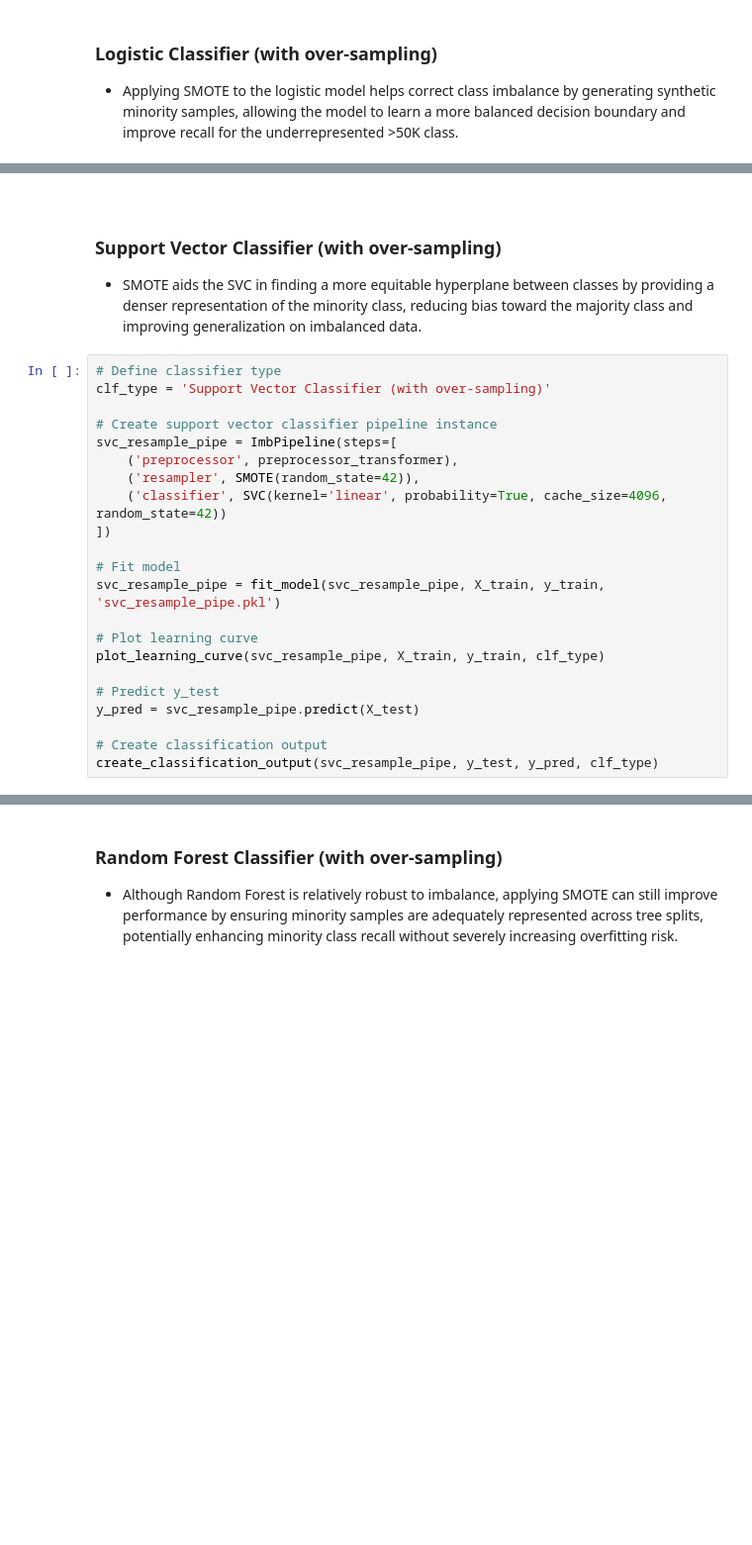
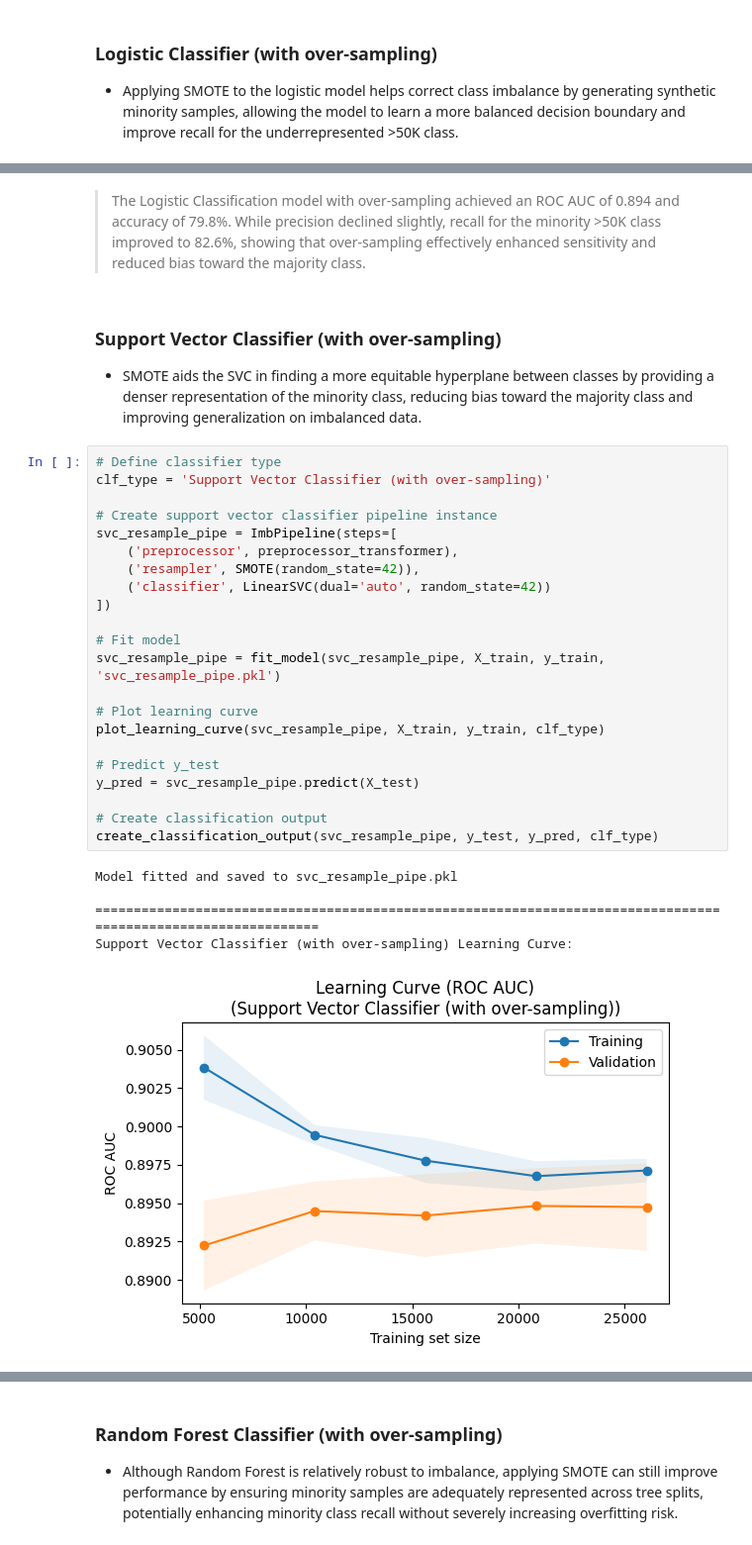
Before and after one commit to ryan-bulger/5509-Final-Project, a Jupyter notebook: 5509_income_modeling.ipynb, the cells around one changed output, grey strips where cells are left out. Shown at 99% size. Cells and saved outputs as stored; diff of their text form; blank space fills up the shorter version.

```diff
--- a/5509_income_modeling.ipynb
+++ b/5509_income_modeling.ipynb
@@ -488,27 +513,33 @@ create_classification_output(logistic_resample_pipe, y_test, y_pred, clf_type)
 # %% [markdown]
->
+> The Logistic Classification model with over-sampling achieved an ROC AUC of 0.894 and accuracy of 79.8%. While precision declined slightly, recall for the minority >50K class improved to 82.6%, showing that over-sampling effectively enhanced sensitivity and reduced bias toward the majority class.
 # %% [markdown]
 ### Support Vector Classifier (with over-sampling)
 - SMOTE aids the SVC in finding a more equitable hyperplane between classes by providing a denser representation of the minority class, reducing bias toward the majority class and improving generalization on imbalanced data.
 # %%
 # Define classifier type
 clf_type = 'Support Vector Classifier (with over-sampling)'
 
 # Create support vector classifier pipeline instance
 svc_resample_pipe = ImbPipeline(steps=[
     ('preprocessor', preprocessor_transformer),
     ('resampler', SMOTE(random_state=42)),
-    ('classifier', SVC(kernel='linear', probability=True, cache_size=4096, random_state=42))
+    ('classifier', LinearSVC(dual='auto', random_state=42))
 ])
 
 # Fit model
 svc_resample_pipe = fit_model(svc_resample_pipe, X_train, y_train, 'svc_resample_pipe.pkl')
 
 # Plot learning curve
 plot_learning_curve(svc_resample_pipe, X_train, y_train, clf_type)
 
 # Predict y_test
 y_pred = svc_resample_pipe.predict(X_test)
 
 # Create classification output
 create_classification_output(svc_resample_pipe, y_test, y_pred, clf_type)
+# %% [output]
+Model fitted and saved to svc_resample_pipe.pkl
+
+==============================================================================================================
+Support Vector Classifier (with over-sampling) Learning Curve:
+[figure, added]
```
Also changed, not shown: parts of 58 cells of this notebook.
